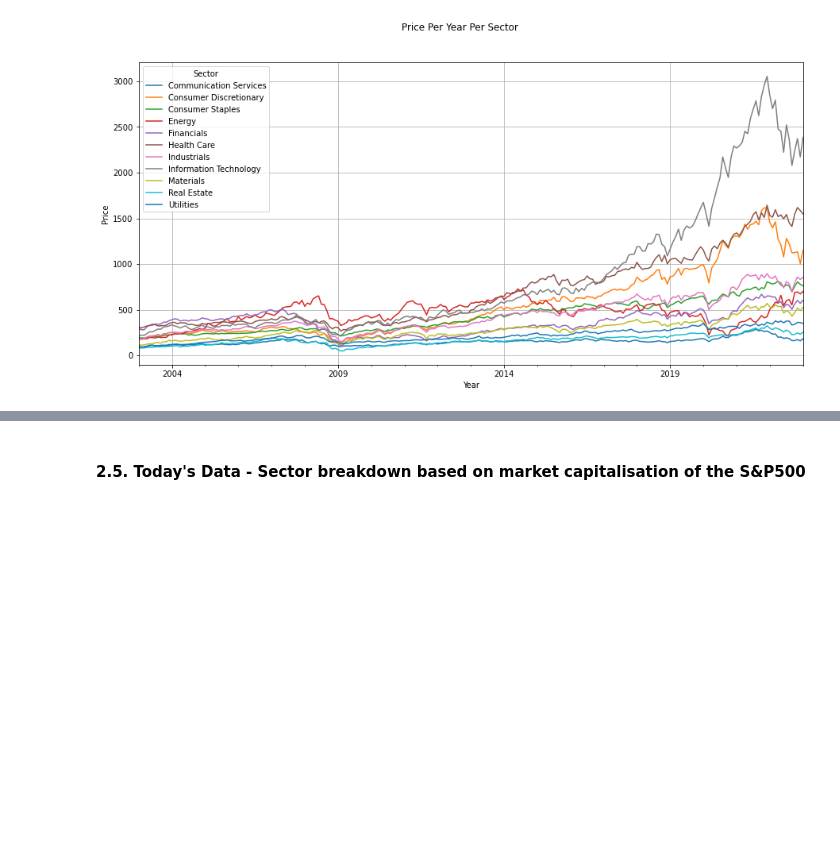
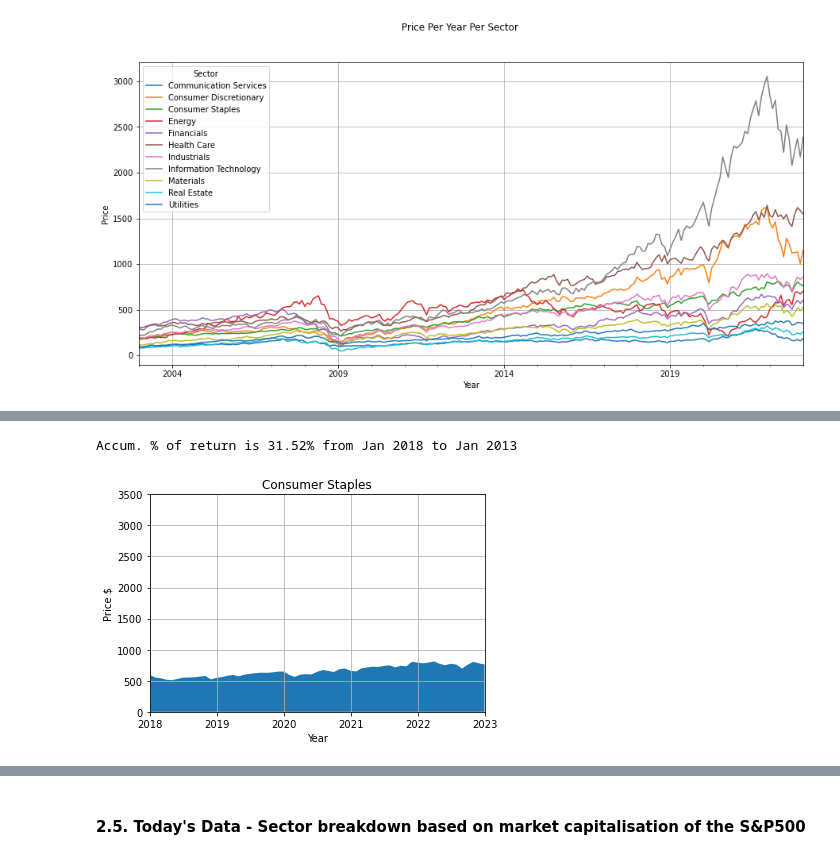
Before and after one commit to rocklurva/Mini-Project-1, a Jupyter notebook: main.ipynb, the cells around one changed output, grey strips where cells are left out. Cells and saved outputs as stored; diff of their text form; code cells hidden in the pictures; blank space fills up the shorter version.

```diff
--- a/main.ipynb
+++ b/main.ipynb
@@ -343,0 +369,20 @@ Text(0, 0.5, 'Price')
+# %%
+# consumer_staples
+
+consumer_staples = clean_sectors_index_df.loc[clean_sectors_index_df["Sector"] == "Consumer Staples"]
+consumer_staples_filtered = consumer_staples[(consumer_staples['Date'] >= start_date) & (consumer_staples['Date'] <= end_date)]
+consumer_staples_return = consumer_staples_filtered["Change %"].sum() * 100
+
+print(f"Accum. % of return is {'{0:.2f}%'.format(consumer_staples_return)} from Jan 2018 to Jan 2013")
+
+plt.fill_between(consumer_staples_filtered["Date"] , consumer_staples_filtered["Price"])
+plt.grid ()
+plt.xlabel ("Year")
+plt.ylabel ("Price $")
+plt.xlim(consumer_staples_filtered["Date"].min(), consumer_staples_filtered["Date"].max())
+plt.ylim(0, 3500)
+plt.title("Consumer Staples")
+plt.show()
+# %% [output]
+Accum. % of return is 31.52% from Jan 2018 to Jan 2013
+[figure, added]
```
Also changed, not shown: parts of 11 cells of this notebook.
